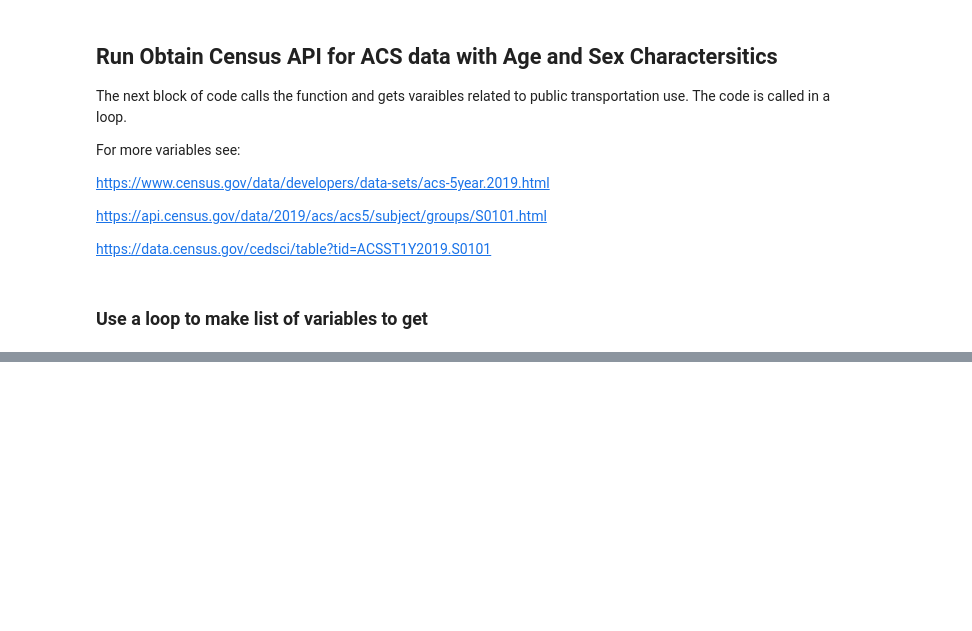
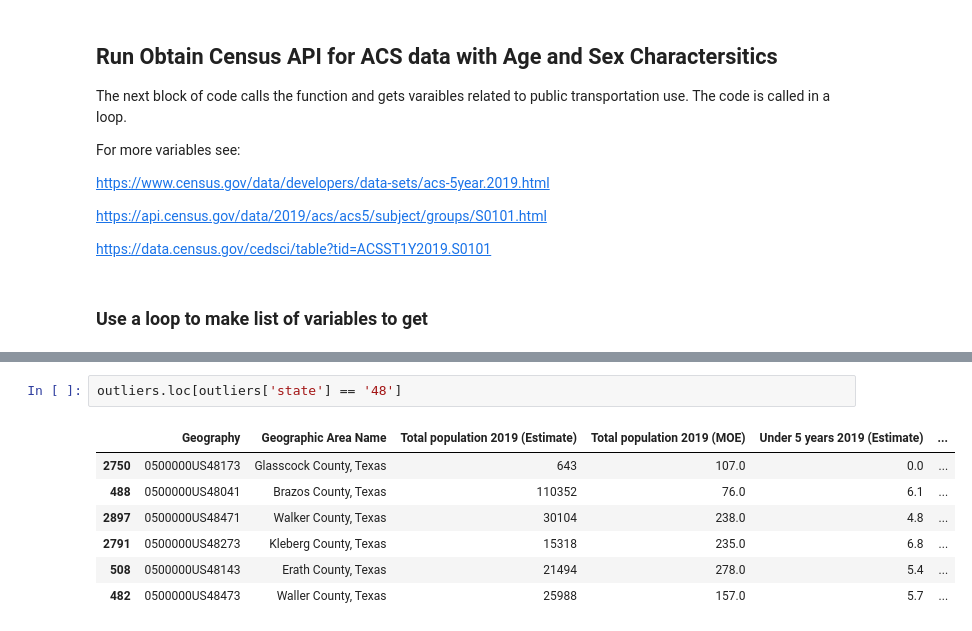
Before and after one commit to npr99/PlanningMethods, a Jupyter notebook: PLAN604_ACS_Population_byAge_Sex.ipynb, the cells around one changed output, grey strips where cells are left out. Drawn from its saved outputs; the diff is of its cells as text; blank space fills up the shorter version.

```diff
--- a/PLAN604_ACS_Population_byAge_Sex.ipynb
+++ b/PLAN604_ACS_Population_byAge_Sex.ipynb
@@ -208,0 +182,10 @@ merge_df.loc[(merge_df['Workers 16 years and over 2012 (Estimate)'] > 4000) &
+# %%
+outliers.loc[outliers['state'] == '48']
+# %% [output]
+|  | Geography | Geographic Area Name | Total population 2019 (Estimate) | Total population 2019 (MOE) | Under 5 years 2019 (Estimate) | ... |
+| 2750 | 0500000US48173 | Glasscock County, Texas | 643 | 107.0 | 0.0 | ... |
+| 488 | 0500000US48041 | Brazos County, Texas | 110352 | 76.0 | 6.1 | ... |
+| 2897 | 0500000US48471 | Walker County, Texas | 30104 | 238.0 | 4.8 | ... |
+| 2791 | 0500000US48273 | Kleberg County, Texas | 15318 | 235.0 | 6.8 | ... |
+| 508 | 0500000US48143 | Erath County, Texas | 21494 | 278.0 | 5.4 | ... |
+| 482 | 0500000US48473 | Waller County, Texas | 25988 | 157.0 | 5.7 | ... |
```
Also changed, not shown: parts of 28 cells of this notebook.
